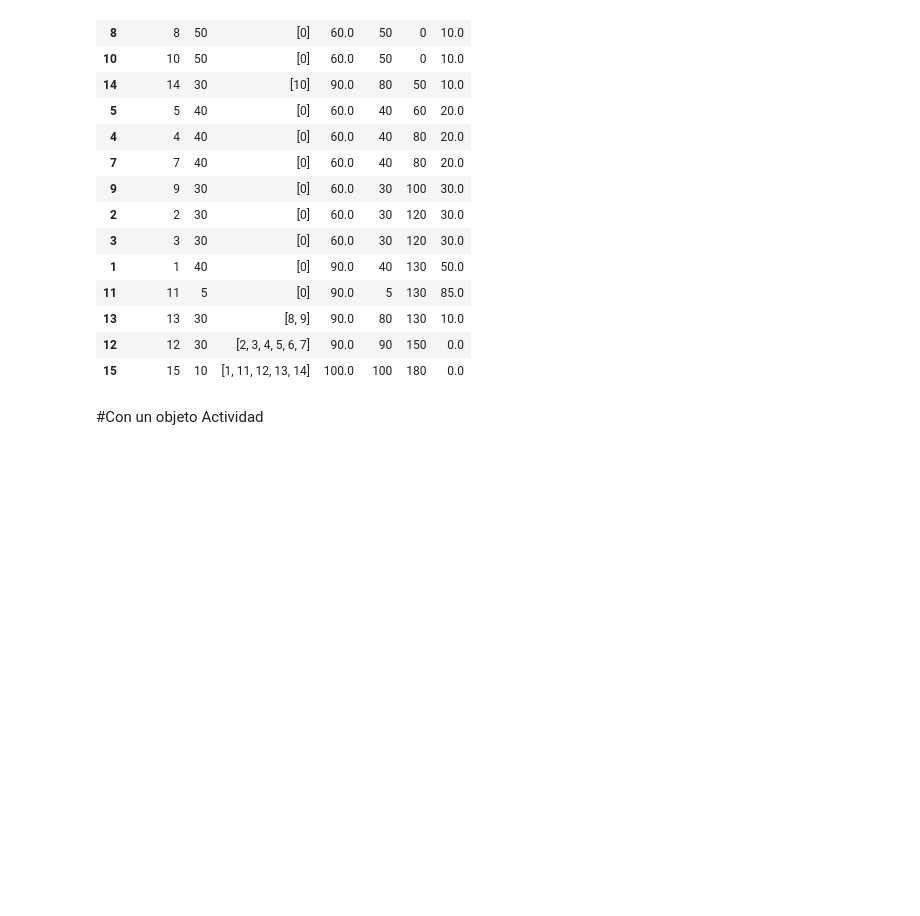
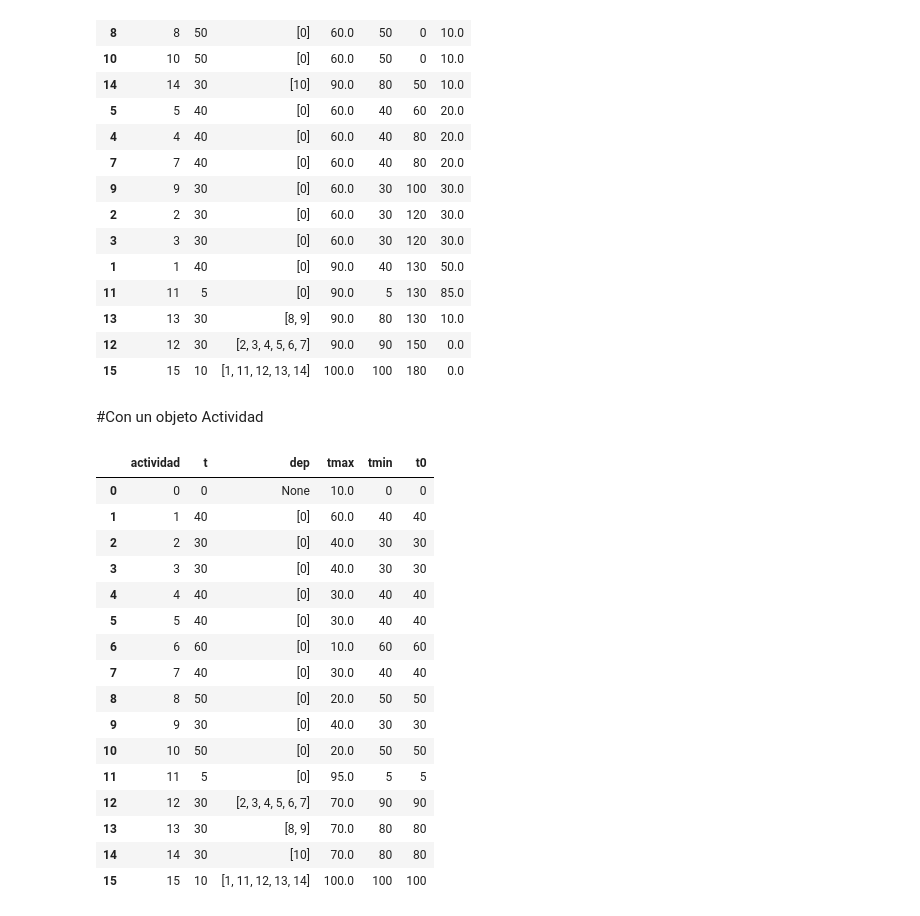
Before and after one commit to Michael-Jimenez-C/Investigaci-n-de-operaciones, a Jupyter notebook: pert.ipynb, the cells around one changed output. Saved outputs shown, nothing was run; the diff lists cells and outputs as text; code cells hidden in the pictures; blank space fills up the shorter version.

```diff
--- a/pert.ipynb
+++ b/pert.ipynb
@@ -290,14 +335,14 @@ class Actividad:
 # %%
 class Proyecto:
   def __init__(self,actividades,tiempos,dependencias):
-    nodos=[Nodo({"actividad":"0",
+    nodos=[Actividad({"actividad":"0",
          "t":0,
          "dep":None})]
     for i in range(len(actividades)):
       k={"actividad":actividades[i],
          "t":tiempos[i],
          "dep":dependencias[i].split(",")}
-      nodos.append(Nodo(k))
+      nodos.append(Actividad(k))
 
     for i in nodos:
       for j in nodos:
@@ -305,29 +350,36 @@ class Proyecto:
           if j.contenido["actividad"] in i.contenido["dep"]:
             j.agregar(i)
     self.nodos=nodos
-
+  def to_DataFrame(self):
+    df=pd.DataFrame()
+    for i in self.nodos[0].contenido:
+      a=[]
+      for j in self.nodos:
+        a.append(j.contenido[i])
+      df[i]=a
+    return df
   def rutaCritica(self) :
-    for i,k in enumerate(self.nodos):
-      k.contenido["tmax"]=np.inf
-      k.contenido["tmin"]=0
-      k.contenido["t0"]=0
-      max=0
-
-    for i in self.nodos:
-      for j in i.next:
-        j.contenido["tmin"]=np.maximum(j.contenido["tmin"],i.contenido["tmin"]+j.contenido["t"])
-        j.contenido["t0"]=np.maximum(j.contenido["t0"],i.contenido["t0"]+i.contenido["t"])
-
-        if len(j.next)==len([]):
-          j.contenido["tmax"]=j.contenido["tmin"]
-          j.contenido["TRT"]=j.contenido["tmax"]-j.contenido["tmin"]
-
-          if max<j.contenido["tmax"]:
-            max=j.contenido["tmax"]
-
-
-    for i in reversed(self.nodos):
-      for j in i.padres:
-        j.contenido["tmax"]=np.minimum(j.contenido["tmax"],i.contenido["tmax"]-i.contenido["t"])
-        j.contenido["TRT"]=j.contenido["tmax"]-j.contenido["tmin"]
-    self.max=max
+    self.nodos[0].rutaCritica()
+# %%
+s=Proyecto(df["Actividad"],df["Tiempo"],df["dependencia"])
+s.rutaCritica()
+# %%
+s.to_DataFrame()
+# %% [output]
+|  | actividad | t | dep | tmax | tmin | t0 |
+| 0 | 0 | 0 | None | 10.0 | 0 | 0 |
+| 1 | 1 | 40 | [0] | 60.0 | 40 | 40 |
+| 2 | 2 | 30 | [0] | 40.0 | 30 | 30 |
+| 3 | 3 | 30 | [0] | 40.0 | 30 | 30 |
+| 4 | 4 | 40 | [0] | 30.0 | 40 | 40 |
+| 5 | 5 | 40 | [0] | 30.0 | 40 | 40 |
+| 6 | 6 | 60 | [0] | 10.0 | 60 | 60 |
+| 7 | 7 | 40 | [0] | 30.0 | 40 | 40 |
+| 8 | 8 | 50 | [0] | 20.0 | 50 | 50 |
+| 9 | 9 | 30 | [0] | 40.0 | 30 | 30 |
+| 10 | 10 | 50 | [0] | 20.0 | 50 | 50 |
+| 11 | 11 | 5 | [0] | 95.0 | 5 | 5 |
+| 12 | 12 | 30 | [2, 3, 4, 5, 6, 7] | 70.0 | 90 | 90 |
+| 13 | 13 | 30 | [8, 9] | 70.0 | 80 | 80 |
+| 14 | 14 | 30 | [10] | 70.0 | 80 | 80 |
+| 15 | 15 | 10 | [1, 11, 12, 13, 14] | 100.0 | 100 | 100 |
```
Also changed, not shown: parts of 5 cells of this notebook.
